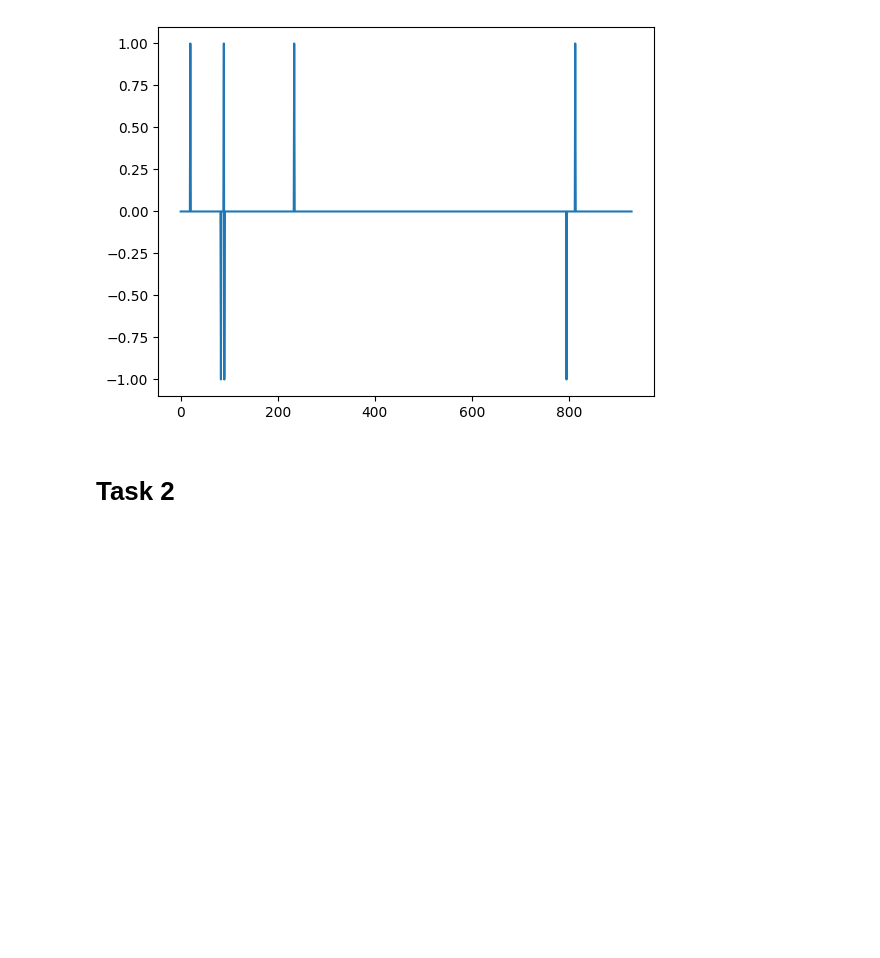
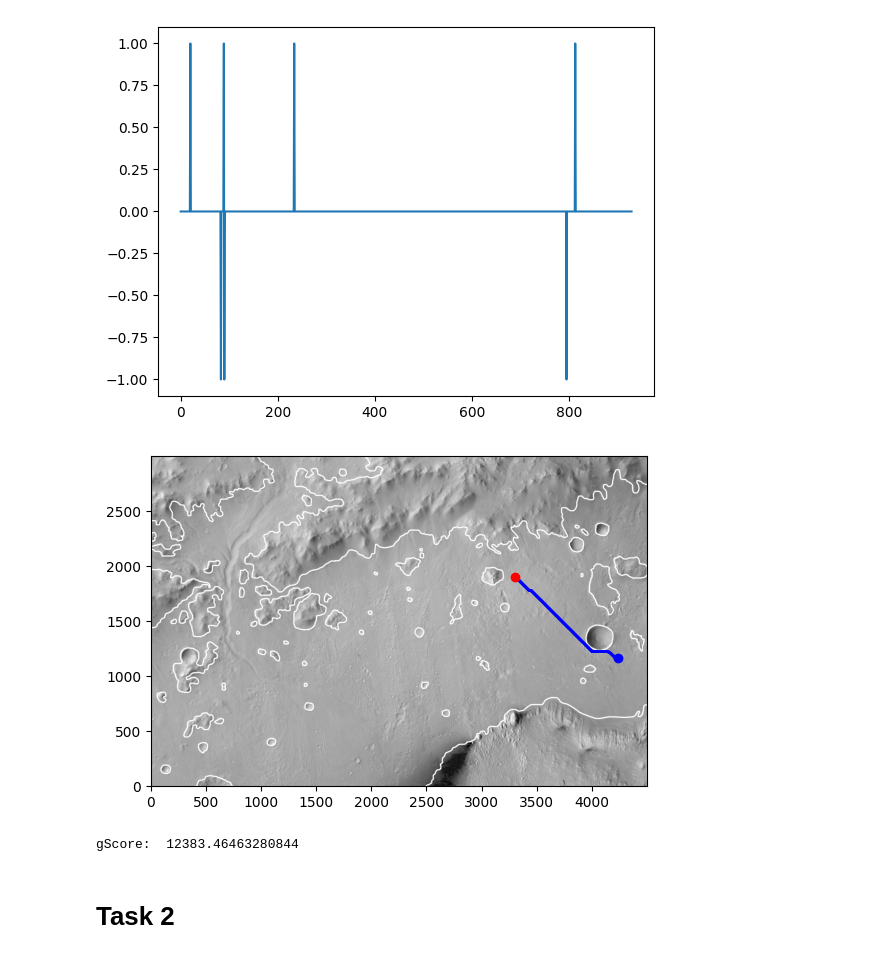
Before and after one commit to Meoli96/Robotic-pathfinding, a Jupyter notebook: main.ipynb, the cells around one changed output. Saved outputs shown, nothing was run; the diff lists cells and outputs as text; code cells hidden in the pictures; blank space fills up the shorter version.

```diff
--- a/main.ipynb
+++ b/main.ipynb
@@ -76,22 +81,21 @@ plt.show()
 [figure]
 # %%
 ## Plot TASK 1
-
-new_graph = shorten_path(graph, 0,0)
-
-
 # Plot path
 path_coords = [(node[0], node[1]) for node in path]
 for coord in path_coords:
     plt.plot(coord[0]/10, coord[1]/10, 'b.',  markersize=1)
 
 plt.imshow(np.flipud(mars_grid.map), cmap='gray')
 plt.gca().invert_yaxis()
 
 plt.plot(P0[0]/10, P0[1]/10, 'bo')
 plt.plot(P1[0]/10, P1[1]/10, 'ro')
 plt.show()
 print("gScore: ", gScore)
+# %% [output]
+[figure, added]
+gScore:  12383.46463280844
 # %% [markdown]
 # Task 2
 # %%
```
Also changed, not shown: parts of 3 cells of this notebook, 3 other files.
